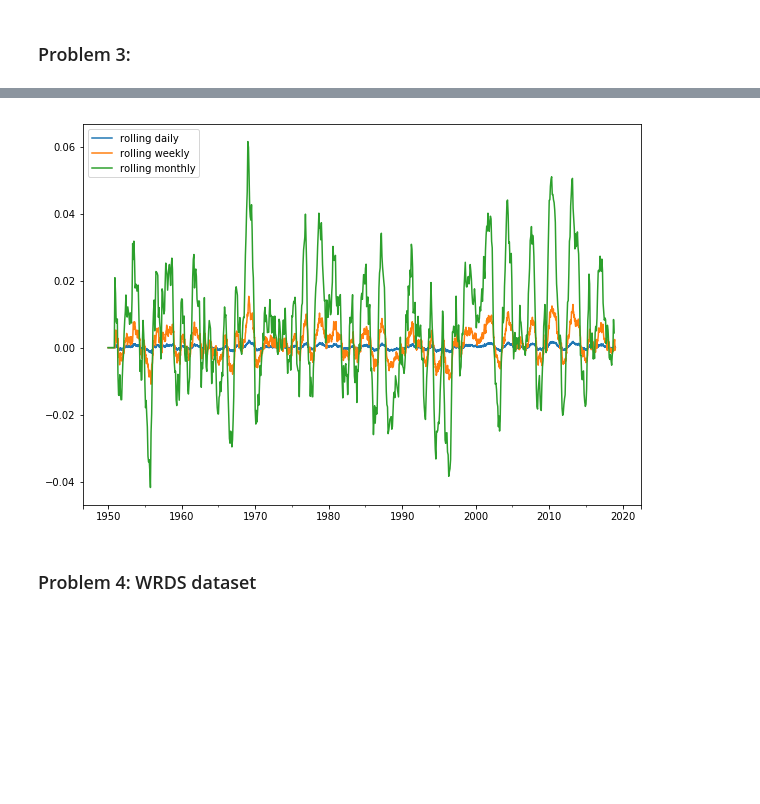
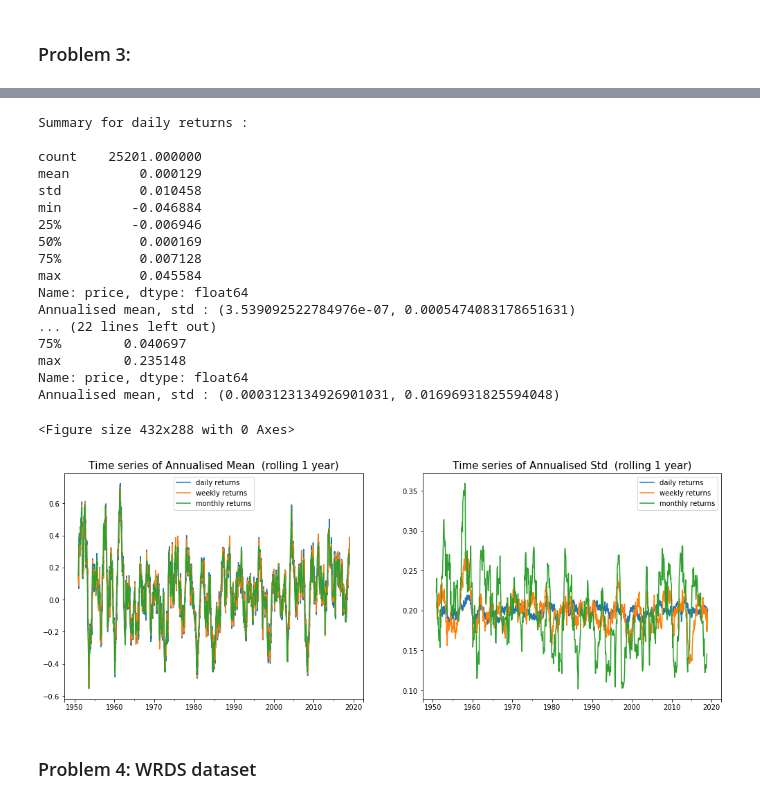
Before and after one commit to baohien97/EPFL-Investments, a Jupyter notebook: As1/InvestmentAs1_Ongoing.ipynb, the cells around one changed output, grey strips where cells are left out. Saved outputs shown, nothing was run; the diff lists cells and outputs as text; code cells hidden in the pictures; blank space fills up the shorter version.

```diff
--- a/As1/InvestmentAs1_Ongoing.ipynb
+++ b/As1/InvestmentAs1_Ongoing.ipynb
@@ -72,8 +87,0 @@ Annualised mean for weekly returns: 0.00999646500460526
-# %%
-daily_ret, log_daily_ret = compute_log_ret(simulated_ts.ret)
-weekly_ret, log_weekly_ret = compute_log_ret(simulated_ts.ret.resample("W").mean())
-monthly_ret, log_monthly_ret = compute_log_ret(simulated_ts.ret.resample("M").mean())
-
-freq_dict = {"daily returns": (daily_ret, log_daily_ret, 1./365.),
-             "weekly returns": (weekly_ret, log_weekly_ret, 1./52.),
-             "montly returns": (monthly_ret, log_monthly_ret, 1./12.)}
@@ -109,12 +88,57 @@ rolling_log_monthly_ret = log_monthly_ret.rolling(12).mean().fillna(0)
-# %%
-plt.figure(figsize=(10,7))
-rolling_log_daily_ret.plot(label="rolling daily")
-rolling_log_weekly_ret.plot(label="rolling weekly")
-rolling_log_monthly_ret.plot(label="rolling monthly")
-plt.legend(loc="best")
-plt.show()
-# %% [output]
-[figure, removed]
+# %%
+log_daily_ret = compute_log_ret(simulated_ts.price)
+log_weekly_ret = compute_log_ret(simulated_ts.price.resample("W").first()) # log of weekly returns
+log_monthly_ret = compute_log_ret(simulated_ts.price.resample("M").first()) # log of montly returns
+
+log_ts = {"daily returns": (log_daily_ret, 365),
+         "weekly returns": (log_weekly_ret, 52),
+         "monthly returns": (log_monthly_ret, 12)}
+
+plt.figure()
+_, (ax1, ax2) = plt.subplots(ncols=2, figsize=(17,6))
+
+def summarise_ts(freq_dict: dict, extra_tit=""):
+    # function takes a dict of name of series and series with dt
+    for tit,freq in freq_dict.items():
+        n = len(freq)
+        print(f"Summary for {tit} {extra_tit}:\n")
+        print(freq[0].describe())
+        annual_mean, annual_std = compute_annual_mean_std(freq[0], len(freq[0]), freq[1])
+        print(f"Annualised mean, std {extra_tit}: {annual_mean, annual_std}\n")
+
+        rolling_log_ret_mean = freq[0].rolling(freq[1]).mean()*freq[1]
+        rolling_log_ret_std = freq[0].rolling(freq[1]).std()*np.sqrt(freq[1])
+
+        rolling_log_ret_mean.plot(label=tit, ax=ax1)
+        ax1.set_title(f"Time series of Annualised Mean {extra_tit} (rolling 1 year)", size=15)
+        ax1.legend(loc="best")
+
+        rolling_log_ret_std.plot(label=tit, ax=ax2)
+        ax2.set_title(f"Time series of Annualised Std {extra_tit} (rolling 1 year)", size=15)
+        ax2.legend(loc="best")
+
+summarise_ts(log_ts)
+plt.show()
+# %% [output]
+Summary for daily returns :
+
+count    25201.000000
+mean         0.000129
+std          0.010458
+min         -0.046884
+25%         -0.006946
+50%          0.000169
+75%          0.007128
+max          0.045584
+Name: price, dtype: float64
+Annualised mean, std : (3.539092522784976e-07, 0.0005474083178651631)
+... (22 lines left out)
+75%        0.040697
+max        0.235148
+Name: price, dtype: float64
+Annualised mean, std : (0.0003123134926901031, 0.01696931825594048)
+<Figure size 432x288 with 0 Axes>
+[figure, added]
 # %% [markdown]
 ### Problem 4: WRDS dataset
 # %%
```
Also changed, not shown: parts of 22 cells of this notebook.
